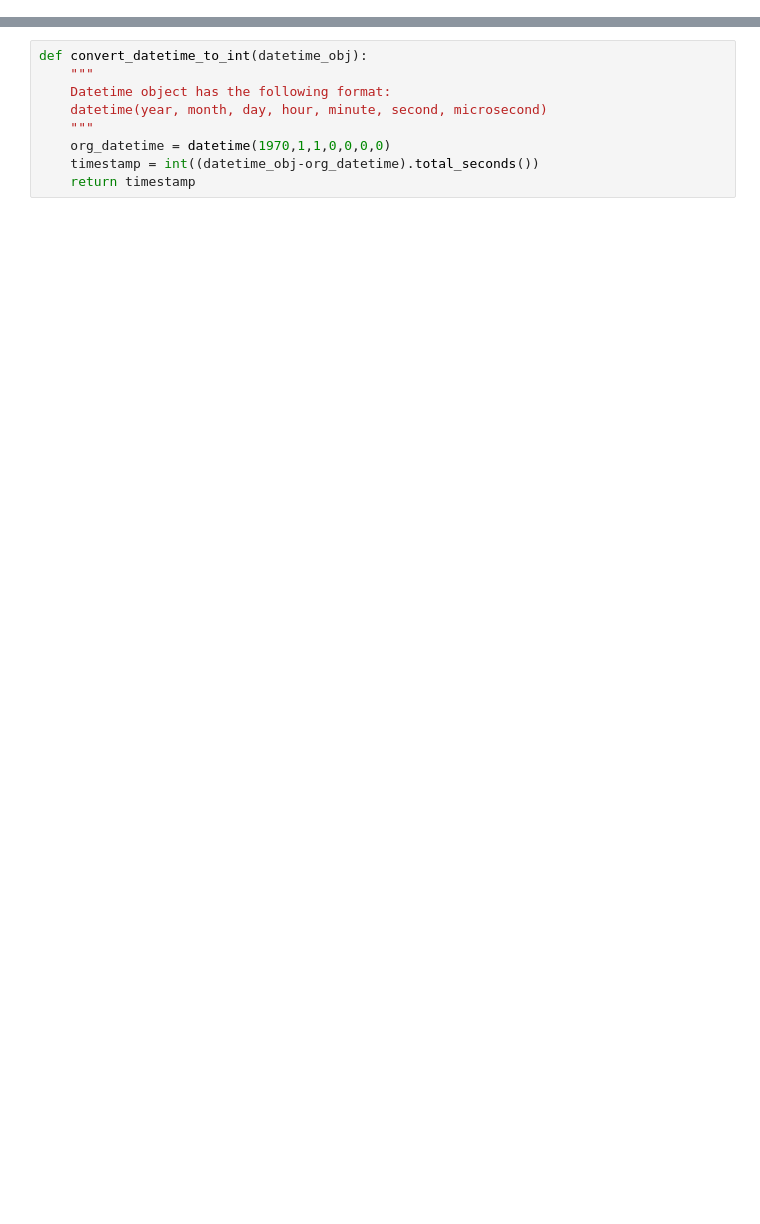
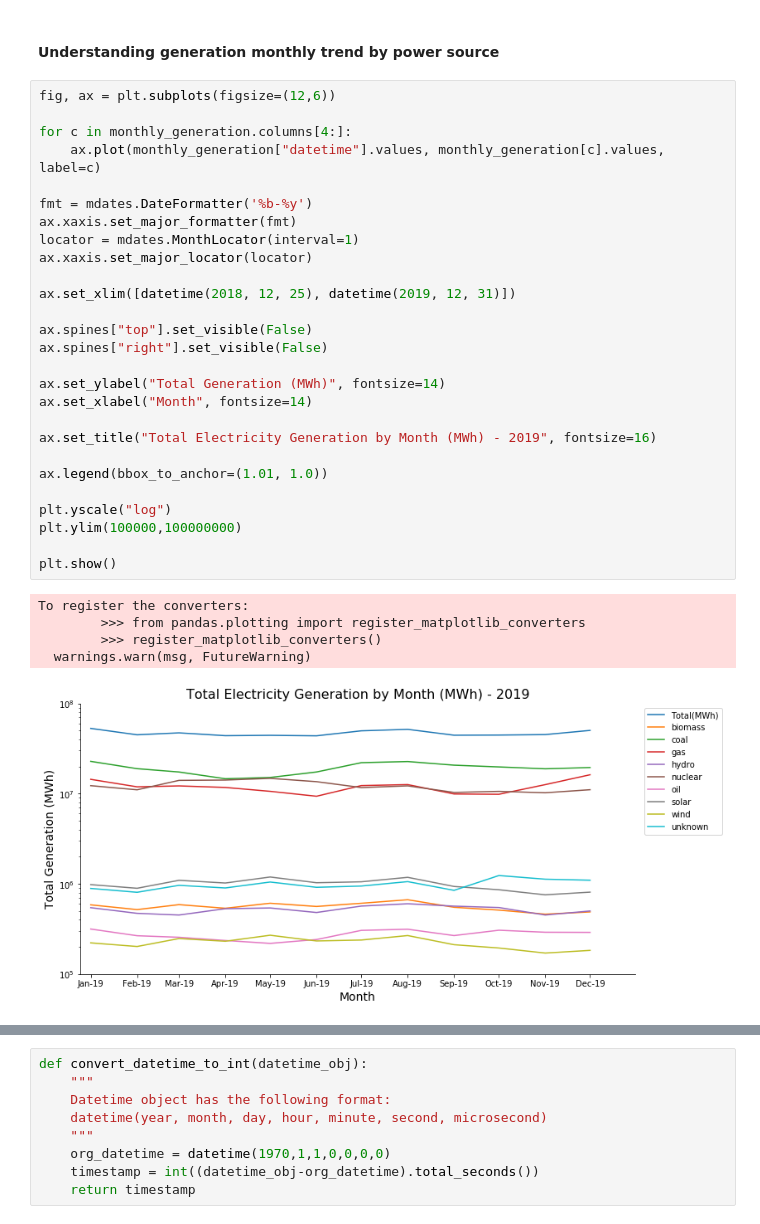
Before and after one commit to gwpicard/electricitymap-challenge, a Jupyter notebook: hourly_production.ipynb, the cells around one changed output, grey strips where cells are left out. Saved outputs shown, nothing was run; the diff lists cells and outputs as text; blank space fills up the shorter version.

```diff
--- a/hourly_production.ipynb
+++ b/hourly_production.ipynb
@@ -23,0 +217,35 @@ from datetime import datetime
+# %% [markdown]
+#### Understanding generation monthly trend by power source
+# %%
+fig, ax = plt.subplots(figsize=(12,6))
+
+for c in monthly_generation.columns[4:]:
+    ax.plot(monthly_generation["datetime"].values, monthly_generation[c].values, label=c)
+
+fmt = mdates.DateFormatter('%b-%y')
+ax.xaxis.set_major_formatter(fmt)
+locator = mdates.MonthLocator(interval=1)
+ax.xaxis.set_major_locator(locator)
+
+ax.set_xlim([datetime(2018, 12, 25), datetime(2019, 12, 31)])
+
+ax.spines["top"].set_visible(False)
+ax.spines["right"].set_visible(False)
+
+ax.set_ylabel("Total Generation (MWh)", fontsize=14)
+ax.set_xlabel("Month", fontsize=14)
+
+ax.set_title("Total Electricity Generation by Month (MWh) - 2019", fontsize=16)
+
+ax.legend(bbox_to_anchor=(1.01, 1.0))
+
+plt.yscale("log")
+plt.ylim(100000,100000000)
+
+plt.show()
+# %% [output]
+To register the converters:
+        >>> from pandas.plotting import register_matplotlib_converters
+        >>> register_matplotlib_converters()
+  warnings.warn(msg, FutureWarning)
+[figure, added]
```
Also changed, not shown: parts of 68 cells of this notebook, 20 other files.
